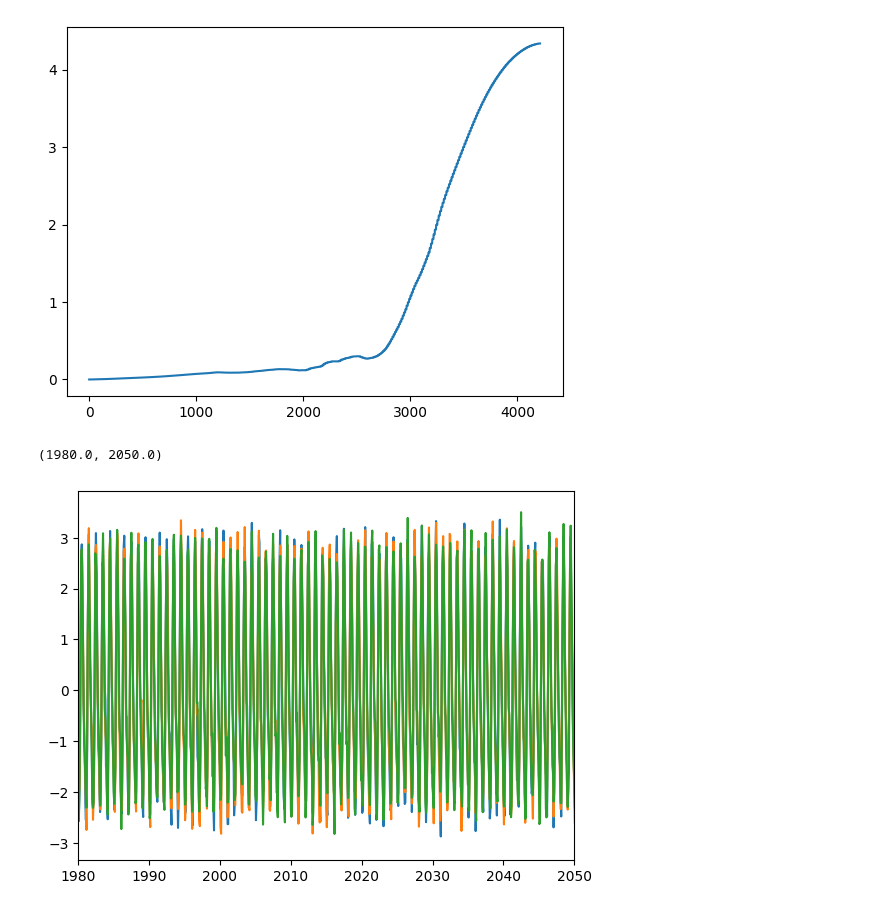
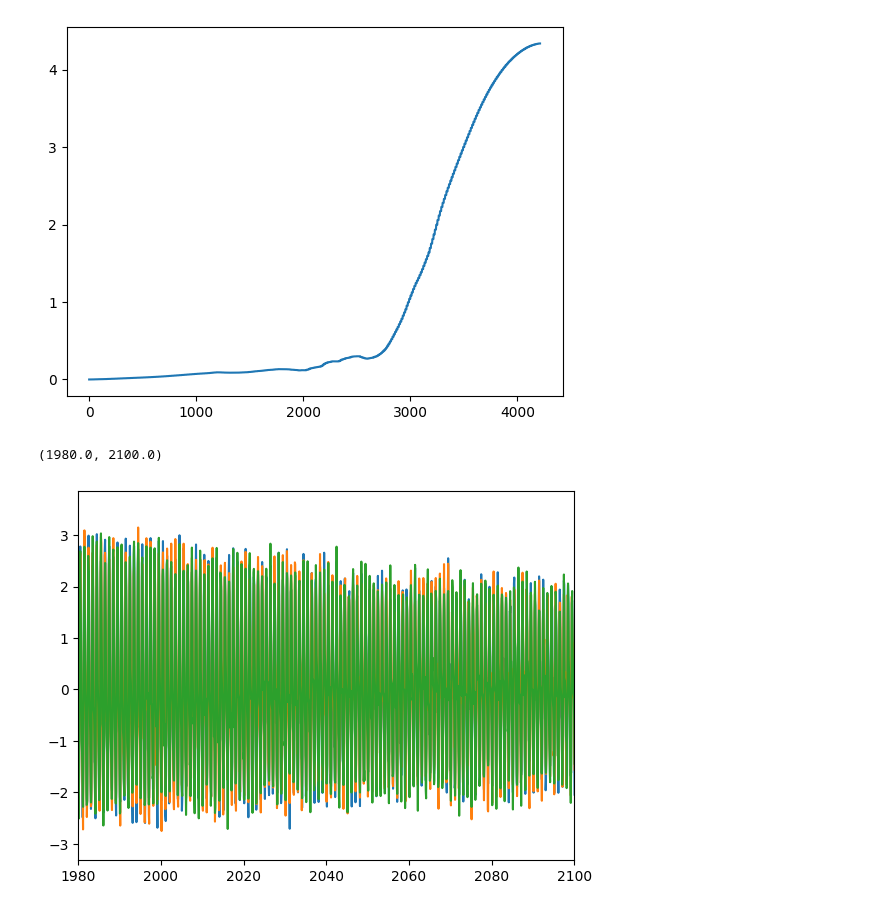
Before and after one commit to benmsanderson/METEOR, a Jupyter notebook: notebooks/CMIP6_mmdemo_with_archiving.ipynb, the cells around one changed output. Cells and saved outputs as stored; diff of their text form; code cells hidden in the pictures.

```diff
--- a/notebooks/CMIP6_mmdemo_with_archiving.ipynb
+++ b/notebooks/CMIP6_mmdemo_with_archiving.ipynb
@@ -209,20 +209,20 @@ plt.plot(monthly_warming)
 # %%
 
 n_realizations = 3
 realizations = []
 for i in range(n_realizations):
     realization = tas_noise_model.generate_realization(
         monthly_warming,
         noise_only=True,
         random_seed=42 + i  # Different seed for each realization
     )
     realizations.append(realization)
     global_mean=realization.mean(dim=['lat', 'lon'])
     plt.plot(1850+np.arange(len(monthly_warming[1200:]))/12, global_mean[1200:])
-plt.xlim([1980,2050])
+plt.xlim([1980,2100])
 # %% [output]
-(1980.0, 2050.0)
+(1980.0, 2100.0)
-[figure, old version]
+[figure, new version]
 # %%
 meteor_out=anomsulf_pattern[m].to_monthly(patterns_anomsulf[m][s][fld], start_year=0)
 # %%
```
Also changed, not shown: parts of 1 cell of this notebook, 3 other files.
